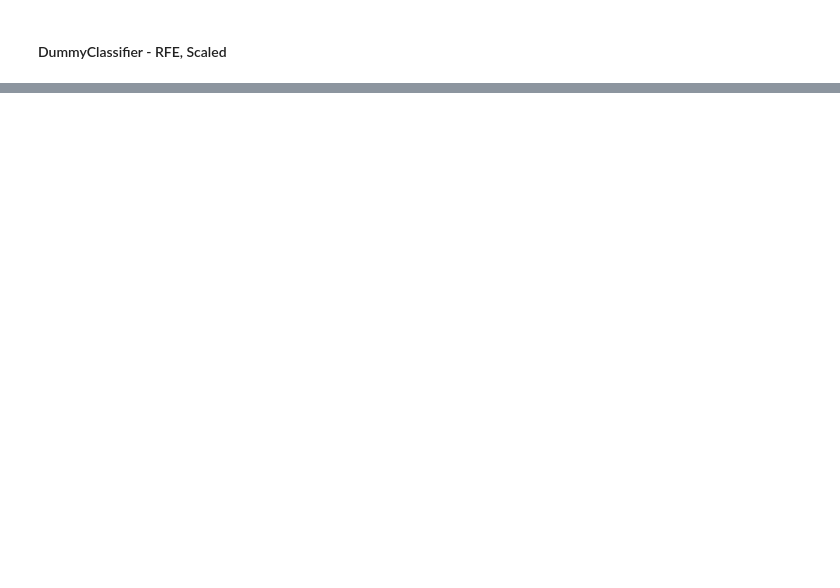
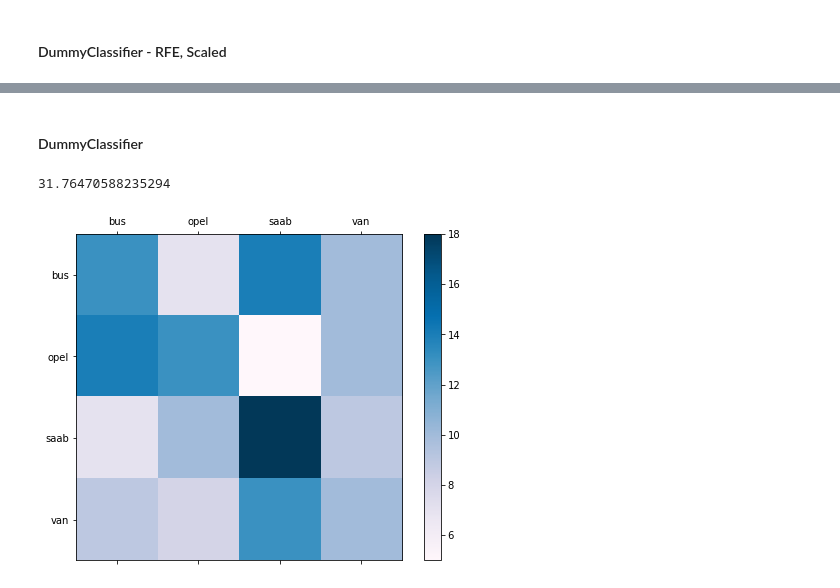
Before and after one commit to sonqo/ntua-ypsilon, a Jupyter notebook: 3_Neural_Networks_Intelligent_Systems/1_Classification/A11_S10.ipynb, the cells around one changed output, grey strips where cells are left out. Cells and saved outputs as stored; diff of their text form; code cells hidden in the pictures; blank space fills up the shorter version.

```diff
--- a/3_Neural_Networks_Intelligent_Systems/1_Classification/A11_S10.ipynb
+++ b/3_Neural_Networks_Intelligent_Systems/1_Classification/A11_S10.ipynb
@@ -365,6 +413,10 @@ def KFold(dataset, k):
 ### 1. Standardization
 # %% [markdown]
 Σαν πρώτο βήμα προεπεξεργασίας θα δοκιμάσουμε μόνο την κανονικοποίηση των δεδομένων μας. Επιλέγουμε τον *StandardScaler*, προκειμένου το μοντέλο μας να είναι περισσότερο ανεκτικό σε outlier τιμές.
+# %%
+features = [i for i in range(1, 18)] # features to select for SelectKBest
+neighbors = [i+1 for i in range(30)] # range of neighbors to examine for KNeighborsClassifier
+strategies = ['stratified', 'most_frequent', 'prior', 'uniform'] # available strategies for DummyClassifier
 # %% [markdown]
 #### DummyClassifier - Scaled
 # %%
@@ -619,9 +752 @@ UniSelected_Scaled_ICA with 5 neighbors and 16 features: 80.63652326602283
 ### 5. Recursive Feature Elimination, Standardization
-# %%
-from sklearn.feature_selection import RFE
-
-rfe_selector = RFE(estimator=LogisticRegression(), n_features_to_select=12, step=10, verbose=0)
-rfe_selector.fit(cars_train, cars_train_labels)
-
-cars_train_rfe = rfe_selector.transform(cars_train)
-cars_train_rfe = std_scaler.fit_transform(cars_train_rfe)
@@ -672,0 +1020,41 @@ knn_RFEselected_scaled_ica = max(result)
+# %%
+# Recursive Feature Elimination
+cars_train_selected = rfe_selector.fit_transform(cars_train, cars_train_labels)
+cars_test_selected = rfe_selector.transform(cars_test)
+
+# Standardization
+cars_train_selected_scaled = std_scaler.fit_transform(cars_train_selected)
+cars_test_selected_scaled = std_scaler.transform(cars_test_selected)
+
+# Independent Component Analysis
+cars_train_prepared = ica.fit_transform(cars_train_selected_scaled)
+cars_test_prepared = ica.transform(cars_test_selected_scaled)
+# %% [markdown]
+#### DummyClassifier
+# %%
+ica = FastICA(n_components=12)
+rfe_selector = RFE(estimator=LogisticRegression(), n_features_to_select=4, step=1)
+
+dc = DummyClassifier(strategy='stratified')
+
+dc.fit(cars_train_prepared, cars_train_labels)
+dummy_final_predictions = dc.predict(cars_test_prepared)
+dummy_final = accuracy_score(cars_test_labels, dummy_final_predictions) * 100
+# %%
+dummy_final
+# %% [output]
+31.76470588235294
+# %%
+matrix = confusion_matrix(cars_test_labels, dummy_final_predictions)
+
+fig = plt.figure(figsize=(8,6))
+ax = fig.add_subplot(111)
+cax = ax.matshow(matrix, cmap=cm.get_cmap('PuBu'))
+fig.colorbar(cax)
+
+ax.set_xticklabels([''] + target_names)
+ax.set_yticklabels([''] + target_names)
+
+plt.show()
+# %% [output]
+[figure, added]
```
Also changed, not shown: parts of 93 cells of this notebook.
